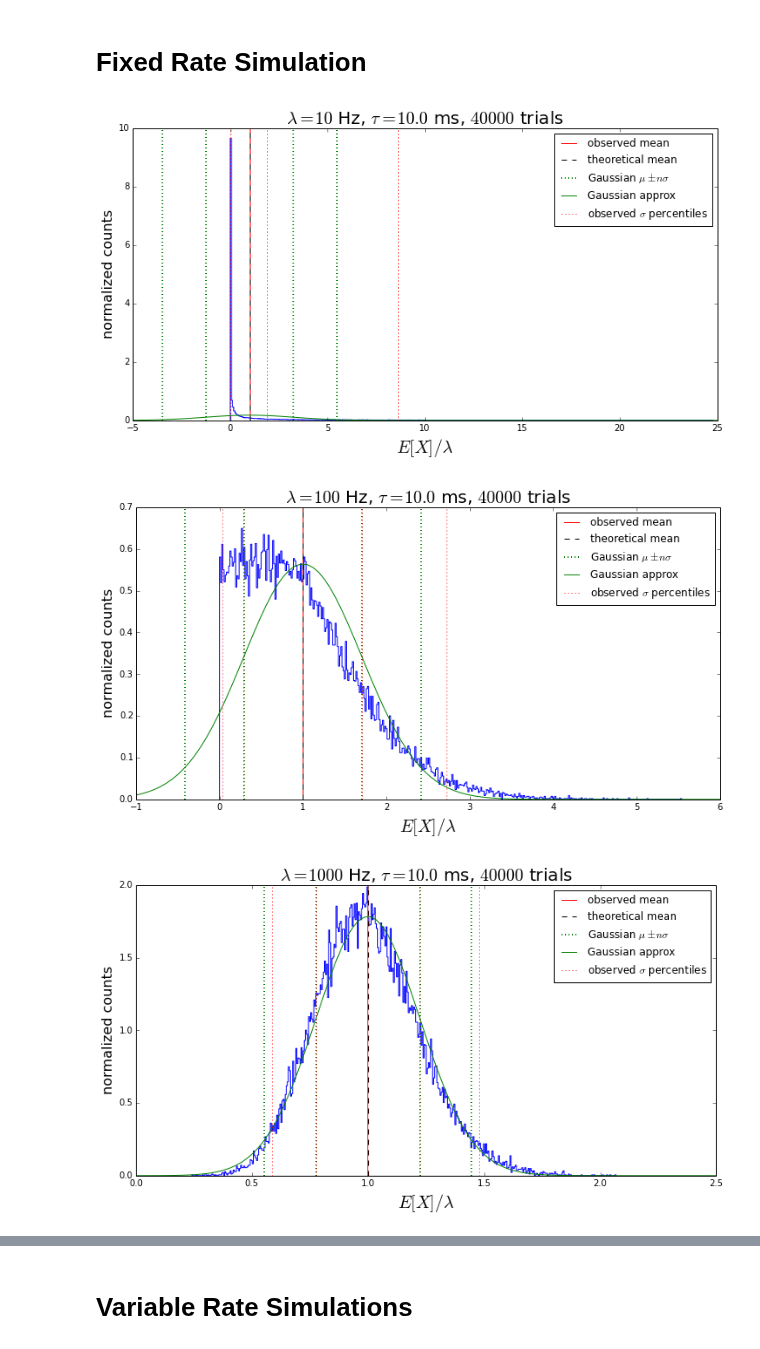
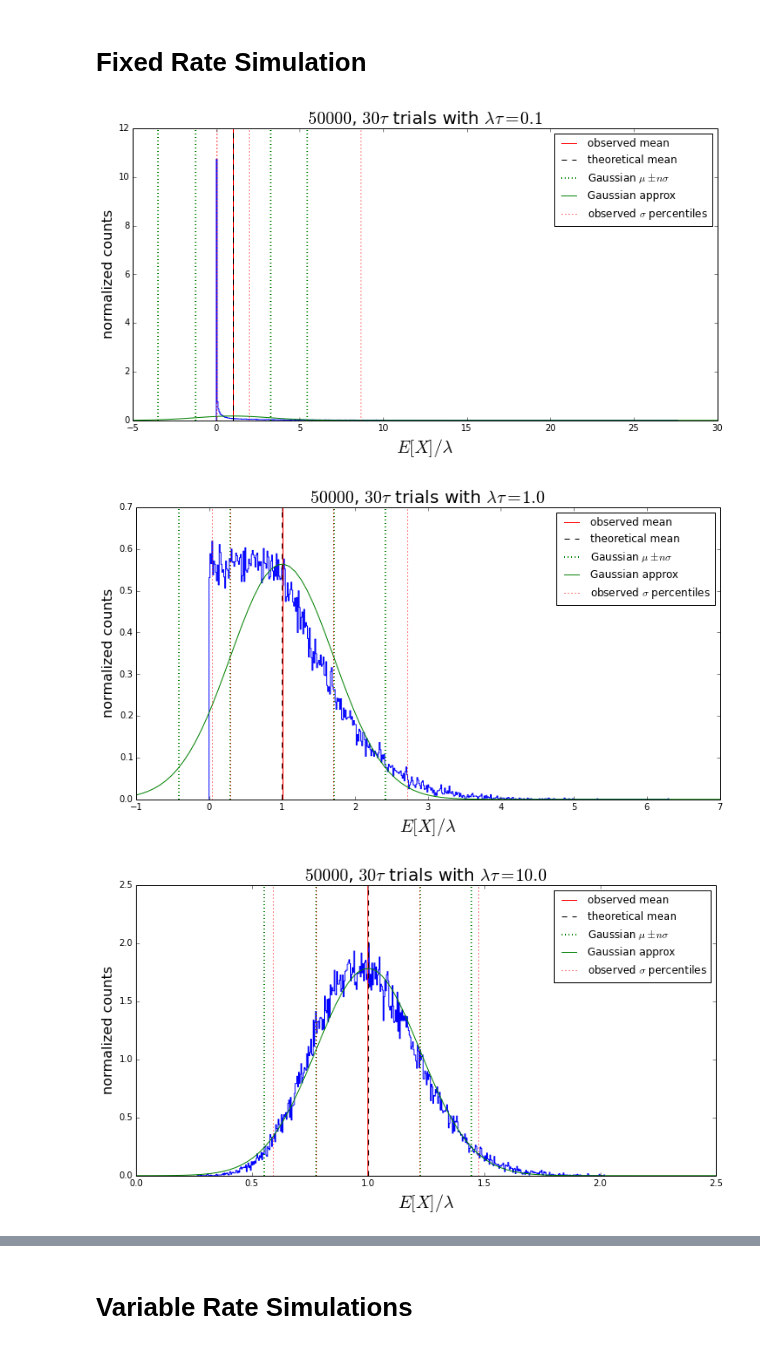
Before and after one commit to samfok/notebooks, a Jupyter notebook: synapse/synapse_SNR_poisson.ipynb, the cells around one changed output, grey strips where cells are left out. Saved outputs shown, nothing was run; the diff lists cells and outputs as text; code cells hidden in the pictures.

```diff
--- a/synapse/synapse_SNR_poisson.ipynb
+++ b/synapse/synapse_SNR_poisson.ipynb
@@ -216,16 +216,16 @@ e_x = th_mean(lam)
 var_x = th_var(lam, tau)
 snr_x = th_snr(lam, tau)
 
-fig = figure(figsize=(8,12))
-subplot(311)
-plot(lam, e_x, 'b')
-ylabel(r'$E[x]$', fontsize=20)
-title(r'$\tau=%.1f$ ms' % (tau*1000.), fontsize=20)
-subplot(312)
-plot(lam, var_x, 'b')
-ylabel(r'$\operatorname{Var}(x)$', fontsize=20)
-subplot(313)
-plot(lam, snr_x, 'b')
+fig = figure(figsize=(16,6))
+subplot(131)
+plot(lam*tau, e_x*tau, 'b')
+ylabel(r'$E[x]\tau$', fontsize=20)
+subplot(132)
+plot(lam*tau, var_x*tau**2, 'b')
+xlabel(r'$\lambda\tau$', fontsize=20);
+ylabel(r'$\operatorname{Var}(x)\tau^2$', fontsize=20)
+subplot(133)
+plot(lam*tau, snr_x, 'b')
 ylabel(r'$SNR$', fontsize=20)
-xlabel(r'$\lambda$ (spikes per second)', fontsize=20);
+tight_layout()
 # %% [output]
@@ -255,38 +255,40 @@ def sim_distribution(k=30., tau=.01, lam=1000., trials=4000):
 
     var_obs = var(Xs)
     var_th = th_var(lam, tau)
     std_th = np.sqrt(var_th)
 
     for n in [1.,2.]:
         line = axvline((mean_th+n*std_th)/lam, color='g', linestyle=':', linewidth=2)
         line = axvline((mean_th-n*std_th)/lam, color='g', linestyle=':', linewidth=2)
     a, astep = np.linspace(xlim()[0], xlim()[1], 100, retstep=True)
     def normal_pdf(x, mu=0., sigma=1.):
         return 1./(sigma*np.sqrt(2*pi))*np.exp(-(x-mu)**2/(2*sigma**2))
     normal_approx = normal_pdf(a, mean_th/lam, std_th/lam)
     plot(a, normal_approx, 'g', label='Gaussian approx')
     line.set_label(r'Gaussian $\mu \pm n\sigma$')
 
     from scipy.special import erf
     def normal_cdf(x, mu=0., sigma=1.):
         return 1./2.*(1+erf((x-mu)/(sigma*np.sqrt(2))))
     for n in [1.,2.]:
         percentiles = [normal_cdf(-n)*100., normal_cdf(n)*100.]
         pct_obs = np.percentile(Xs, percentiles)
         line = axvline(pct_obs[0]/lam, color='r', linestyle=':')
         line = axvline(pct_obs[1]/lam, color='r', linestyle=':')
     line.set_label(r'observed $\sigma$ percentiles')
 
-    ax.set_title(r'$\lambda=%.0f$ Hz, $\tau=%.1f$ ms, $%d$ trials' % (lam, tau*1000., trials), fontsize=20)
+    ax.set_title(r'$%d$, $%d\tau$ trials with $\lambda\tau=%.1f$' % (trials, k, lam*tau), fontsize=20)
     ax.set_ylabel('normalized counts', fontsize=16)
     ax.set_xlabel(r'$E[X]/\lambda$', fontsize=20)
     ax.legend(loc='upper right');
 
-sim_distribution(k=30., tau=.01, lam=10., trials=40000)
-sim_distribution(k=30., tau=.01, lam=100., trials=40000)
-sim_distribution(k=30., tau=.01, lam=1000., trials=40000)
-sim_distribution(k=30., tau=.01, lam=10000., trials=40000)
+sim_distribution(k=30., tau=.01, lam=10., trials=50000)
+# savefig('/home/NEF/Dropbox/Research/presentations/noise_analysis/figures/poisson_10.png', dpi=200)
+sim_distribution(k=30., tau=.01, lam=100., trials=50000)
+# savefig('/home/NEF/Dropbox/Research/presentations/noise_analysis/figures/poisson_100.png', dpi=200)
+sim_distribution(k=30., tau=.01, lam=1000., trials=50000)
+# savefig('/home/NEF/Dropbox/Research/presentations/noise_analysis/figures/poisson_1000.png', dpi=200)
 # %% [output]
-[figure, old version]
+[figure, new version]
-[figure, old version]
+[figure, new version]
-[figure, old version]
+[figure, new version]
```
Also changed, not shown: parts of 3 cells of this notebook, 2 other files.
